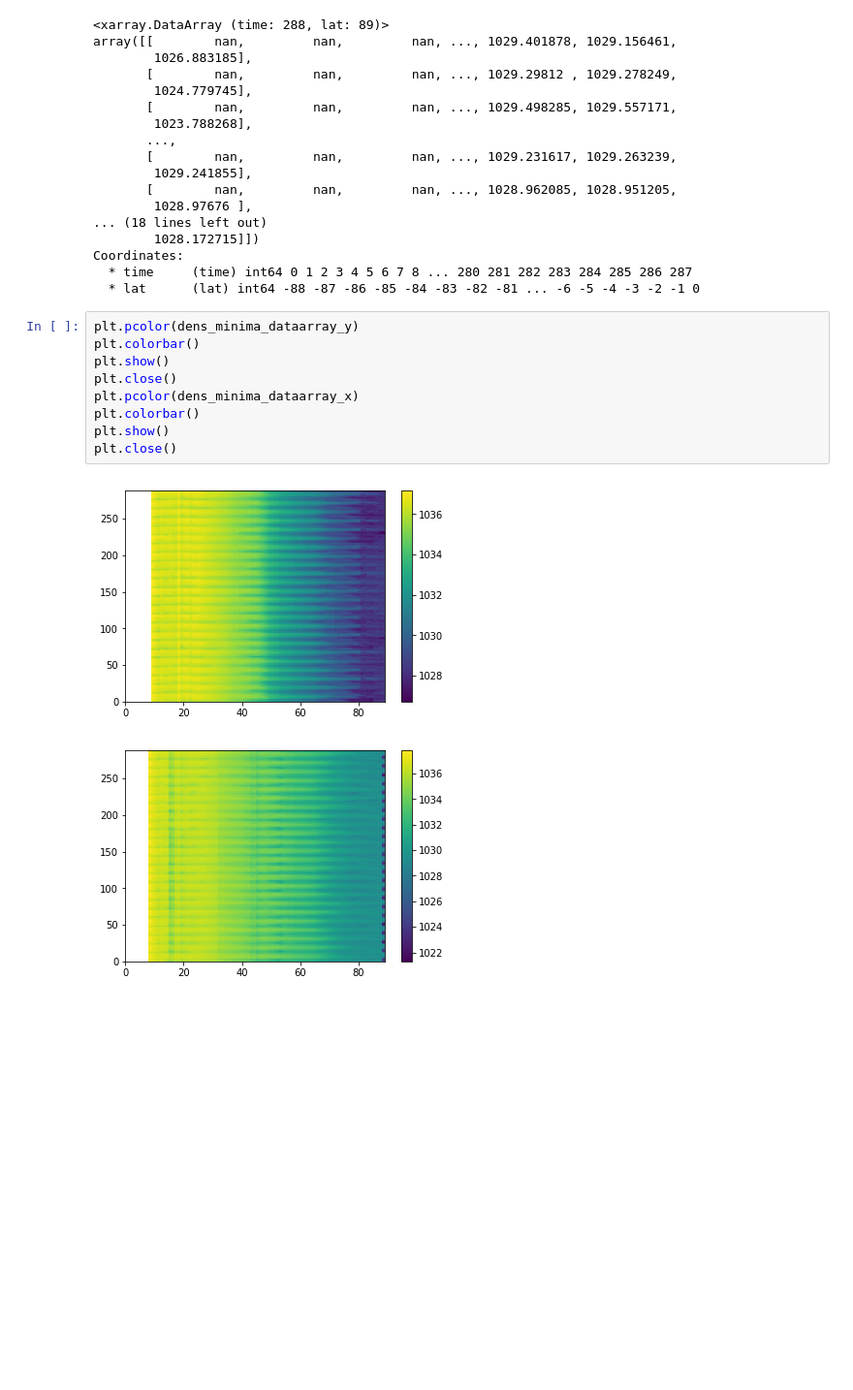
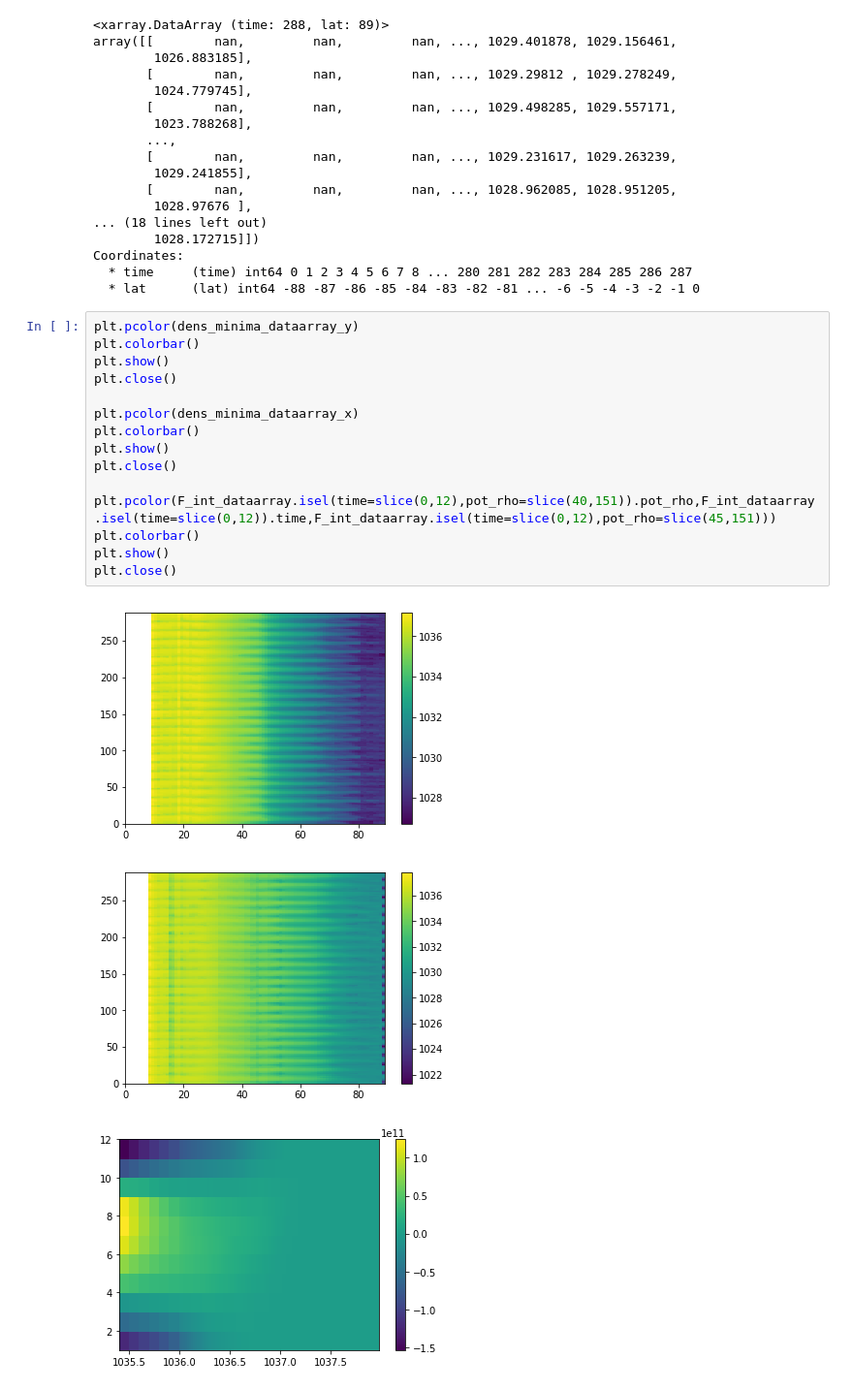
Before and after one commit to tatsumonkman47/ECCO-Cross-Isopycnal-Mixing, a Jupyter notebook: Integrate_Surface_Fluxes.ipynb, the cells around one changed output. Shown: that part at 97% size. Cells and saved outputs as stored; diff of their text form; blank space fills up the shorter version.

```diff
--- a/Integrate_Surface_Fluxes.ipynb
+++ b/Integrate_Surface_Fluxes.ipynb
@@ -259,12 +266,19 @@ Coordinates:
 # %%
 plt.pcolor(dens_minima_dataarray_y)
 plt.colorbar()
 plt.show()
 plt.close()
+
 plt.pcolor(dens_minima_dataarray_x)
 plt.colorbar()
 plt.show()
 plt.close()
+
+plt.pcolor(F_int_dataarray.isel(time=slice(0,12),pot_rho=slice(40,151)).pot_rho,F_int_dataarray.isel(time=slice(0,12)).time,F_int_dataarray.isel(time=slice(0,12),pot_rho=slice(45,151)))
+plt.colorbar()
+plt.show()
+plt.close()
 # %% [output]
 [figure]
 [figure]
+[figure, added]
```
Also changed, not shown: parts of 7 cells of this notebook.
